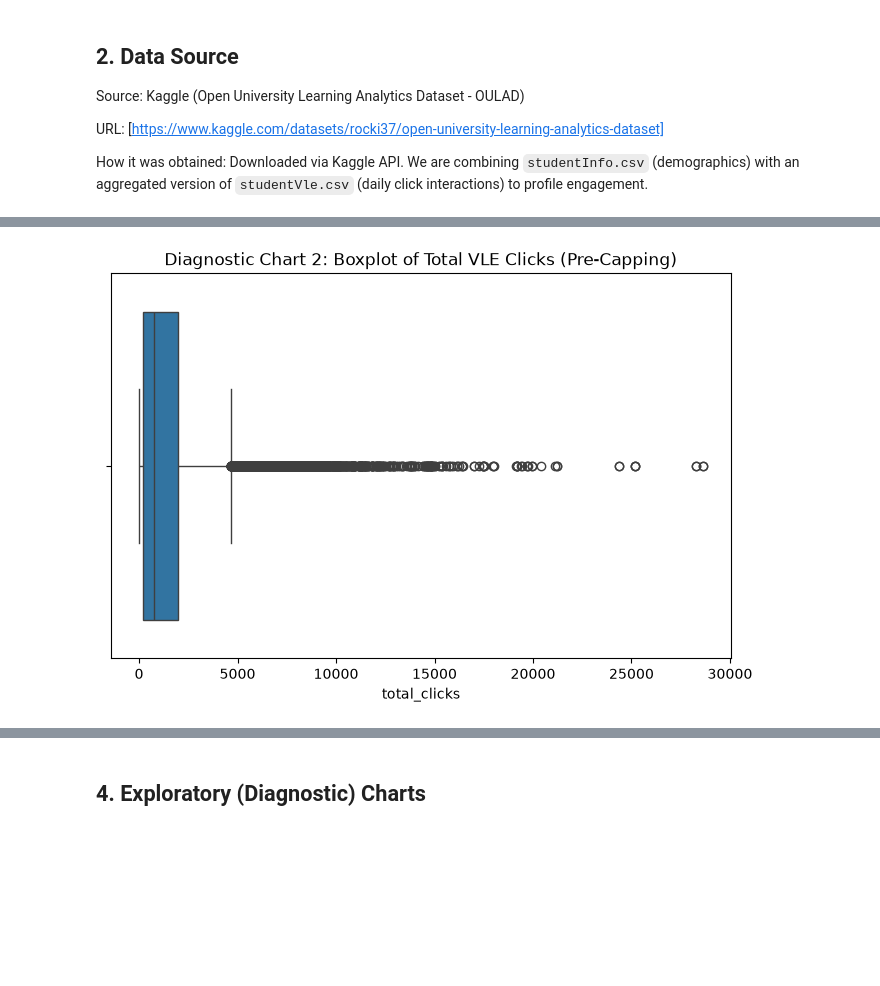
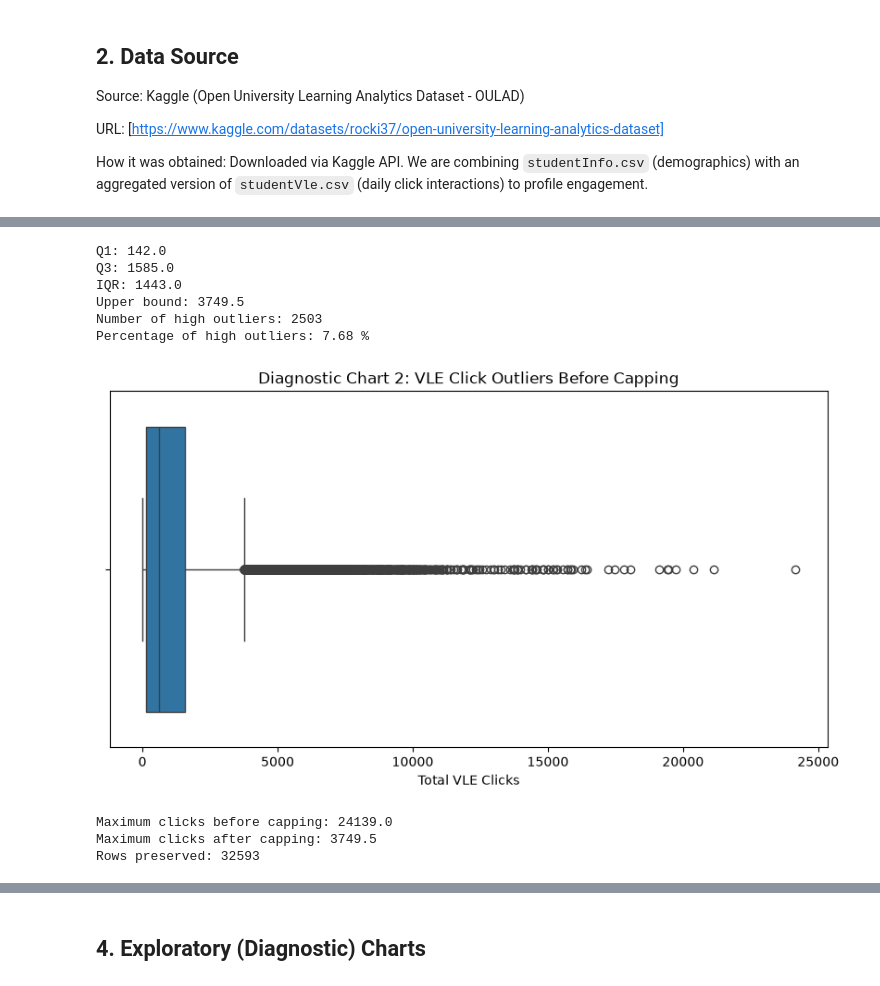
Before and after one commit to a210683-ukm/eda-data-profiling-assignment, a Jupyter notebook: Assignment1.ipynb, the cells around one changed output, grey strips where cells are left out. Cells and saved outputs as stored; diff of their text form; code cells hidden in the pictures; blank space fills up the shorter version.

```diff
--- a/Assignment1.ipynb
+++ b/Assignment1.ipynb
@@ -75,15 +135,26 @@ None
 # %%
+
+# Identify missing values before cleaning
 df['imd_band'] = df['imd_band'].replace('?', np.nan)
 
+missing_before = df.isnull().sum()
+
+print("Missing values before cleaning:")
+print(missing_before)
+
+# Diagnostic chart: Missing values
 plt.figure(figsize=(10, 6))
 sns.heatmap(df.isnull(), cbar=False, cmap='viridis')
 plt.title('Diagnostic Chart 1: Missing Value Heatmap')
+plt.xlabel('Dataset Columns')
+plt.ylabel('Student Enrolment Records')
 plt.show()
 
+# Handle missing values
 df['total_clicks'] = df['total_clicks'].fillna(0)
+df['imd_band'] = df['imd_band'].fillna('Unknown')
 
-mode_imd = df['imd_band'].mode()[0]
-df['imd_band'] = df['imd_band'].fillna(mode_imd)
-
-print("Missing values after imputation:\n", df.isnull().sum())
+# Verify cleaning
+print("\nMissing values after cleaning:")
+print(df.isnull().sum())
 # %% [output]
@@ -112,19 +204,53 @@ Capped the extreme outliers at the 95th percentile using the Interquartile Range
 # %%
-plt.figure(figsize=(8, 5))
-sns.boxplot(x=df['total_clicks'])
-plt.title('Diagnostic Chart 2: Boxplot of Total VLE Clicks (Pre-Capping)')
-plt.show()
 
+# Preserve original click counts
+df['total_clicks_original'] = df['total_clicks'].copy()
+
+# Calculate IQR thresholds
 Q1 = df['total_clicks'].quantile(0.25)
 Q3 = df['total_clicks'].quantile(0.75)
 IQR = Q3 - Q1
+
 upper_bound = Q3 + 1.5 * IQR
 
-df['total_clicks'] = np.where(
-    df['total_clicks'] > upper_bound,
-    upper_bound,
-    df['total_clicks']
-)
+# Identify high outliers
+outlier_mask = df['total_clicks'] > upper_bound
+outlier_count = outlier_mask.sum()
+
+print("Q1:", Q1)
+print("Q3:", Q3)
+print("IQR:", IQR)
+print("Upper bound:", upper_bound)
+print("Number of high outliers:", outlier_count)
+print("Percentage of high outliers:",
+      round(outlier_count / len(df) * 100, 2), "%")
+
+# Diagnostic boxplot before capping
+plt.figure(figsize=(10, 5))
+sns.boxplot(x=df['total_clicks_original'])
+plt.title('Diagnostic Chart 2: VLE Click Outliers Before Capping')
+plt.xlabel('Total VLE Clicks')
+plt.show()
+
+# Cap high outliers while preserving original values
+df['total_clicks'] = df['total_clicks'].clip(upper=upper_bound)
+
+print("\nMaximum clicks before capping:",
+      df['total_clicks_original'].max())
+
+print("Maximum clicks after capping:",
+      df['total_clicks'].max())
+
+print("Rows preserved:", len(df))
 # %% [output]
+Q1: 142.0
+Q3: 1585.0
+IQR: 1443.0
+Upper bound: 3749.5
+Number of high outliers: 2503
+Percentage of high outliers: 7.68 %
-[figure, old version]
+[figure, new version]
+Maximum clicks before capping: 24139.0
+Maximum clicks after capping: 3749.5
+Rows preserved: 32593
 # %% [markdown]
```
Also changed, not shown: parts of 11 cells of this notebook.
